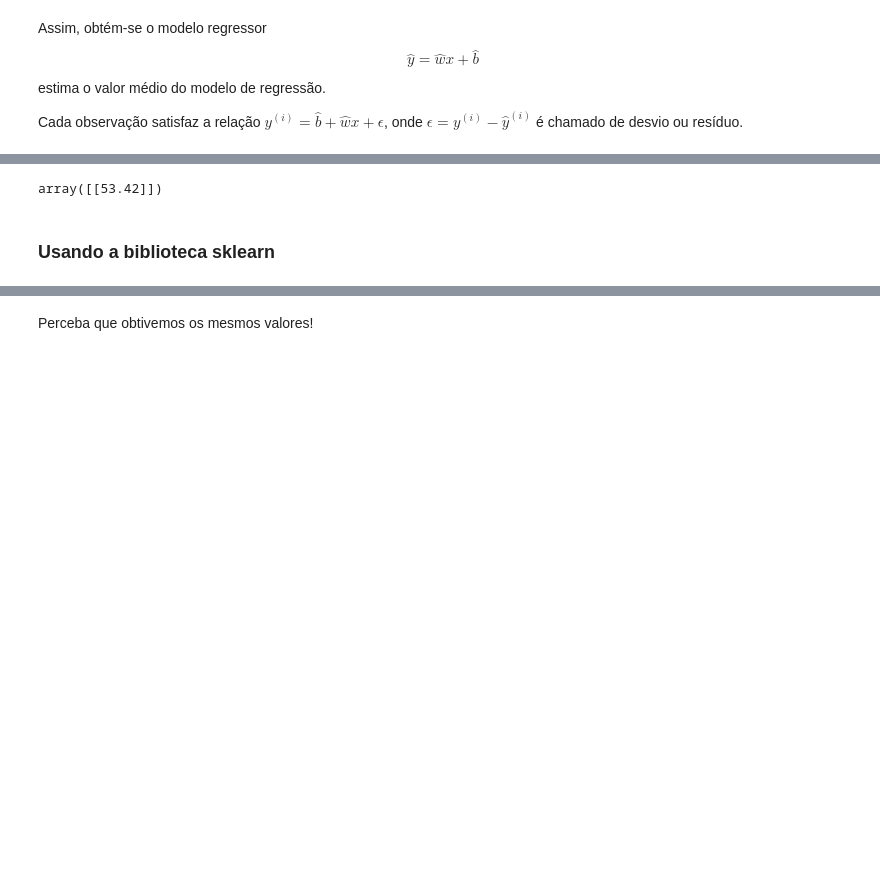
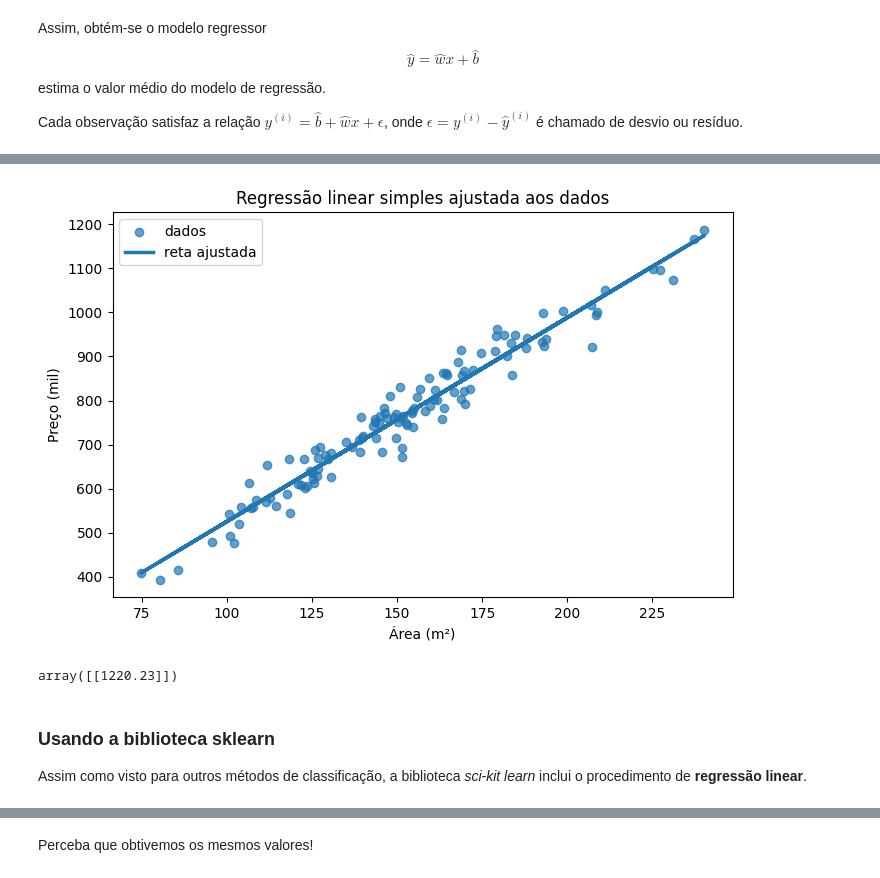
Before and after one commit to diogoflim/AM, a Jupyter notebook: 05_Reg_linear.ipynb, the cells around one changed output, grey strips where cells are left out. Cells and saved outputs as stored; diff of their text form; code cells hidden in the pictures; blank space fills up the shorter version.

```diff
--- a/05_Reg_linear.ipynb
+++ b/05_Reg_linear.ipynb
@@ -132,6 +154,13 @@ def custo_total (x, y, w, b):
     return J
 # %%
-# Vamos calcular o custo de com w = 4 e b = 10
+# testando três retas
 
-custo_total (X,y, w = 4, b = 10).round(2)
+retas = [
+    ("reta 1", 2.5, 120),
+    ("reta 2", 4.5, 80),
+    ("reta 3", 6.0, -80)]
+
+for nome, w, b in retas:
+    #y_pred = prever(dados["area_m2"].values, w, b)
+    print(f"{nome}: MSE = {custo_quadratico_medio(area, preco, w, b)}")
 # %% [output]
@@ -170,4 +201,7 @@ $${\hat{b}}=\bar{y} - {\hat{w}} \bar{x}$$
 Assim, obtém-se o modelo regressor $$\hat{y}={\hat{w}}x + \hat{b}$$ estima o valor médio do modelo de regressão.
 
 Cada observação satisfaz a relação $y^{(i)}={\hat{b}}+{\hat{w}}x+\epsilon$, onde $\epsilon=y^{(i)}-{\hat{y}}^{(i)}$ é chamado de desvio ou resíduo.
+# %%
+X = area
+y = preco
 # %%
@@ -185,11 +220,29 @@ print(b_hat)
+# %%
+prever = lambda x, w, b: w * x + b  # criando uma função para prever o y
+
+y_ajustado = prever(X, w_hat, b_hat)
+
+# Visualização
+plt.figure(figsize=(8,5))
+plt.scatter(X, y, alpha=0.7, label="dados")
+plt.plot(X, y_ajustado, linewidth=2.5, label="reta ajustada")
+plt.xlabel("Área (m²)")
+plt.ylabel("Preço (mil)")
+plt.title("Regressão linear simples ajustada aos dados")
+plt.legend()
+plt.show()
+# %% [output]
+[figure, added]
 # %%
 #Calculando o custo nas estimativas!
 
-custo_total (X,y, w_hat, b_hat).round(2)
+custo_quadratico_medio(X, y, w_hat, b_hat).round(2)
 # %% [output]
-array([[53.42]])
+array([[1220.23]])
 # %% [markdown]
 ### Usando a biblioteca sklearn
+
+Assim como visto para outros métodos de classificação, a biblioteca *sci-kit learn* inclui o procedimento de **regressão linear**.
 # %%
 from sklearn.linear_model import LinearRegression
 
```
Also changed, not shown: parts of 32 cells of this notebook.
